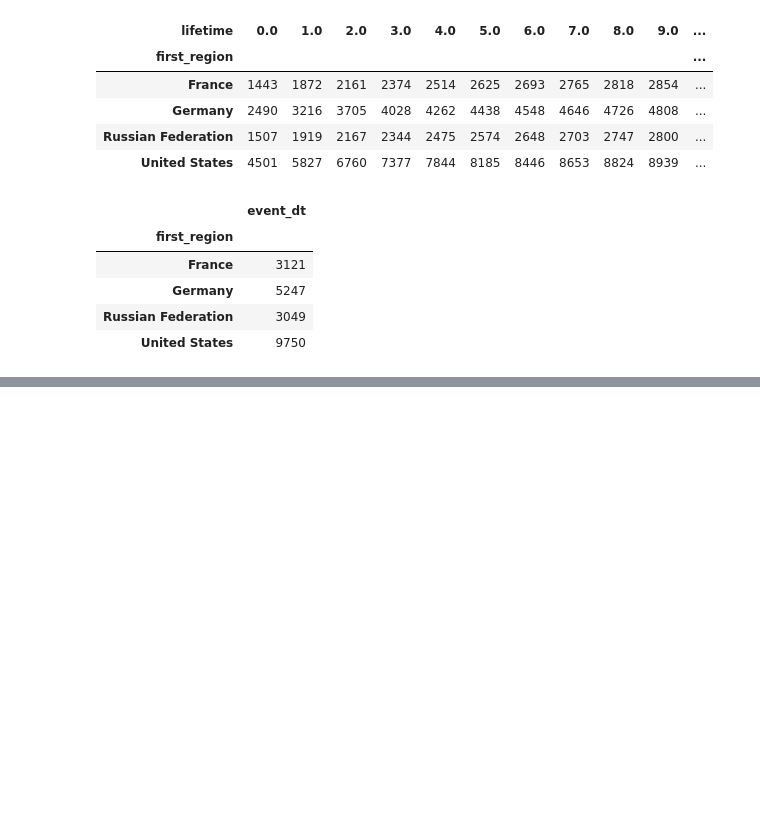
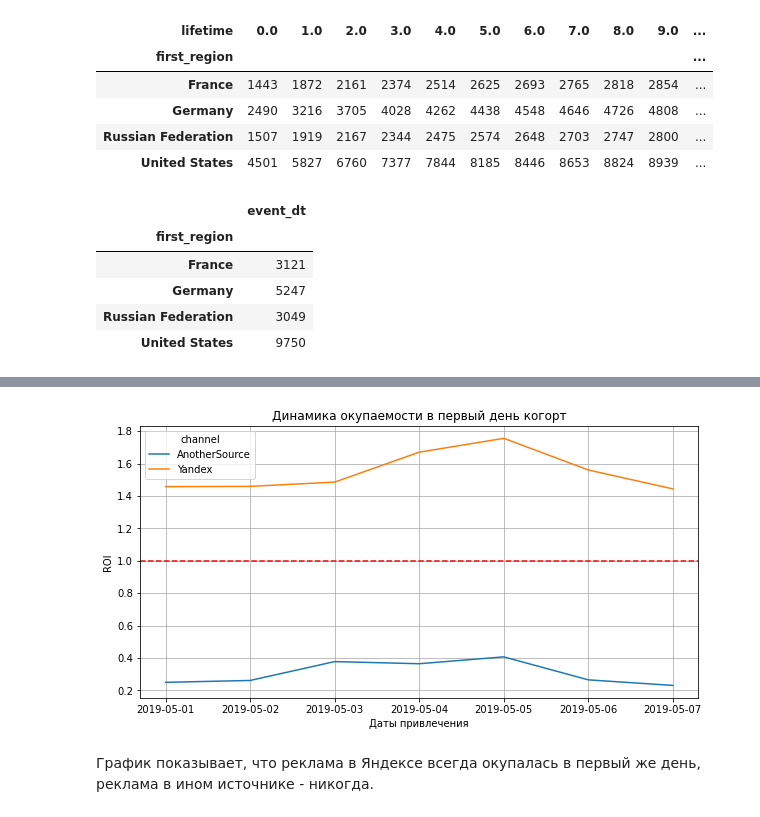
Before and after one commit to okeangel/da_portfolio, a Jupyter notebook: templates/marketing_data_analytics.ipynb, the cells around one changed output, grey strips where cells are left out. Drawn from its saved outputs; the diff is of its cells as text; code cells hidden in the pictures; blank space fills up the shorter version.

```diff
--- a/templates/marketing_data_analytics.ipynb
+++ b/templates/marketing_data_analytics.ipynb
@@ -2581,0 +2808,13 @@ plt.show()
+# %%
+roi_history.pivot_table(
+    index='date', columns='channel', values=0, aggfunc='mean'
+).plot(grid=True, figsize=(10, 5))
+plt.title('Динамика окупаемости в первый день когорт')
+plt.xlabel('Даты привлечения')
+plt.ylabel('ROI')
+plt.axhline(label='Уровень окупаемости', y=1, color='red', linestyle='--')
+plt.show()
+# %% [output]
+[figure, added]
+# %% [markdown]
+График показывает, что реклама в Яндексе всегда окупалась в первый же день, реклама в ином источнике - никогда.
```
Also changed, not shown: parts of 96 cells of this notebook.
